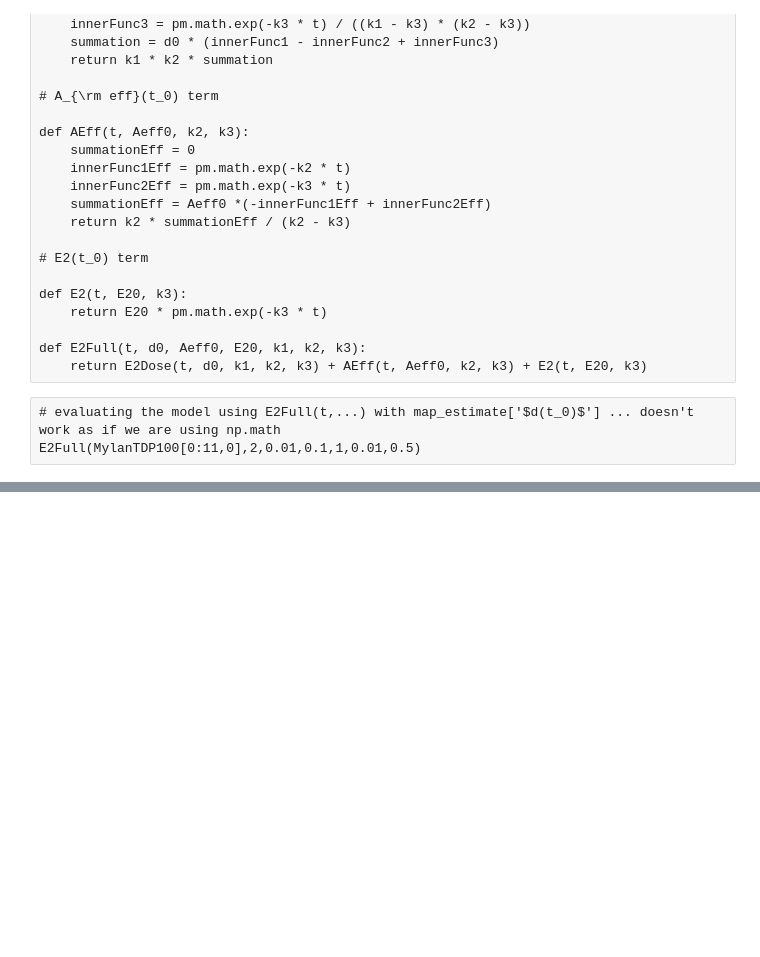
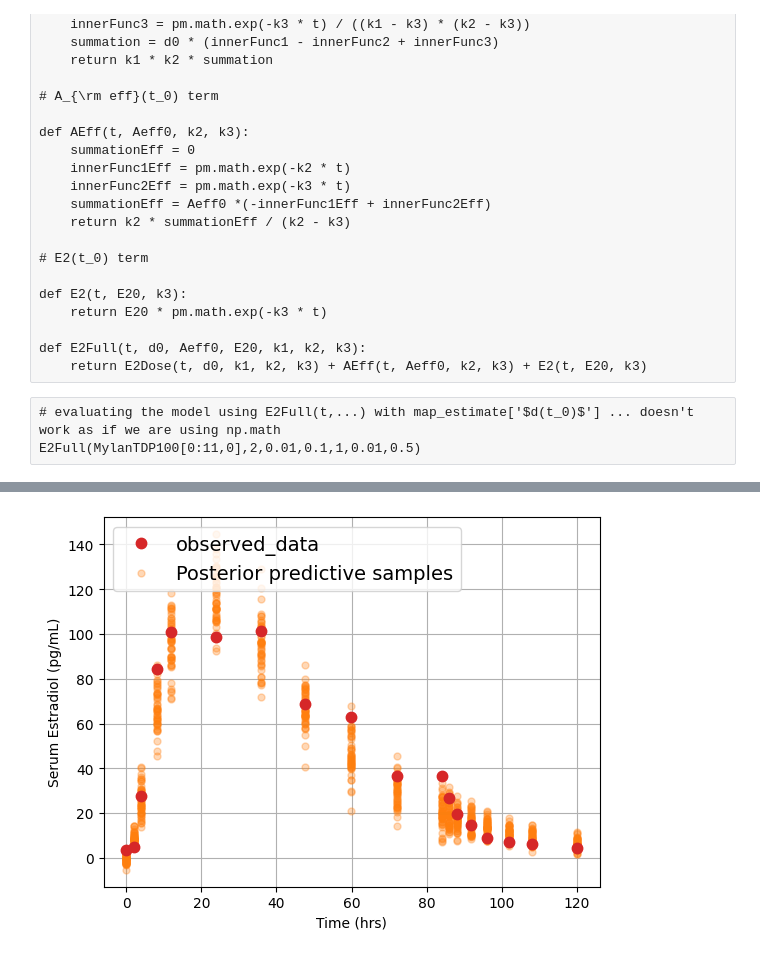
Before and after one commit to transturion/modeling, a Jupyter notebook: 4_Hierarchical_3-Compartment.ipynb, the cells around one changed output, grey strips where cells are left out. Drawn from its saved outputs; the diff is of its cells as text; code cells hidden in the pictures; blank space fills up the shorter version.

```diff
--- a/4_Hierarchical_3-Compartment.ipynb
+++ b/4_Hierarchical_3-Compartment.ipynb
@@ -259,0 +220,7 @@ Attributes:
+# %%
+az.plot_lm(idata=sampleMylan100, y="Likelihood", x=MylanTDP100[:,0])
+plt.xlabel('Time (hrs)')
+plt.ylabel('Serum Estradiol (pg/mL)')
+plt.show()
+# %% [output]
+[figure, added]
```
Also changed, not shown: parts of 12 cells of this notebook.
